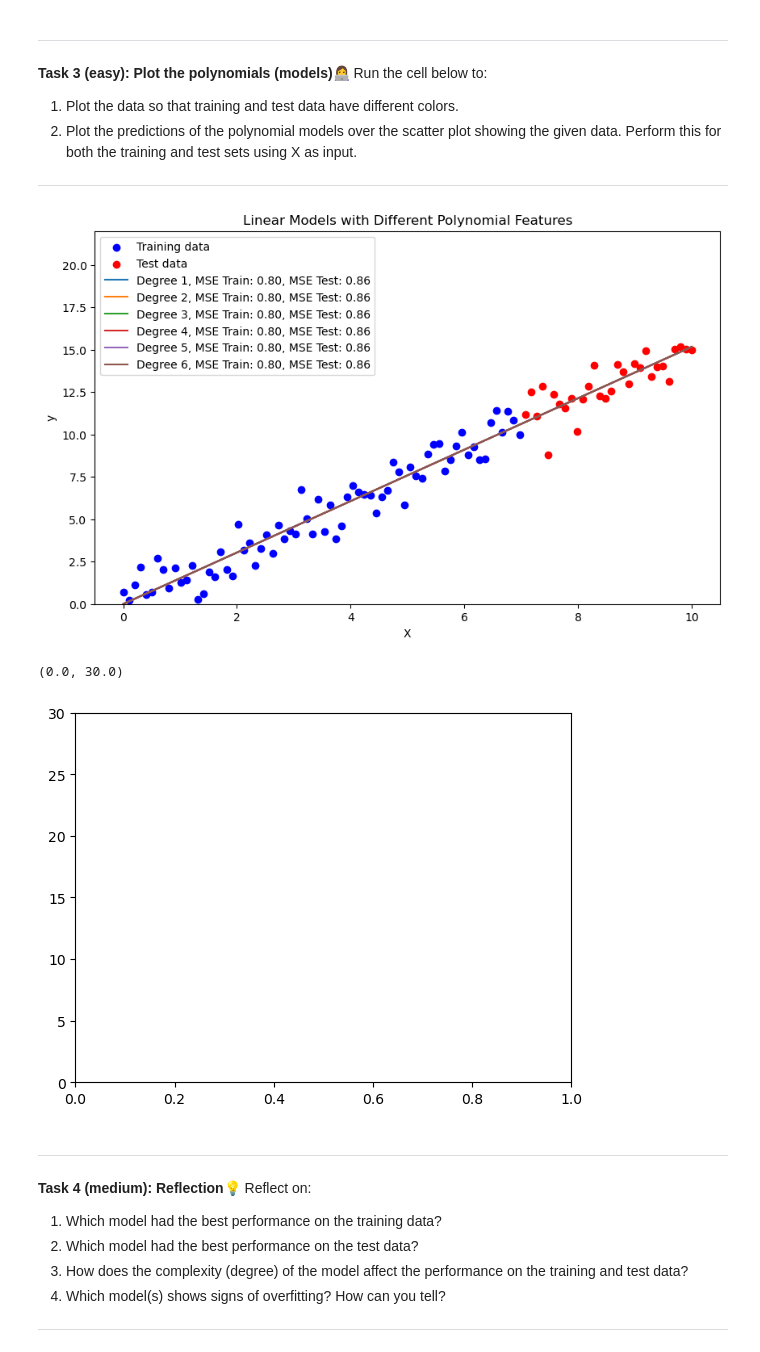
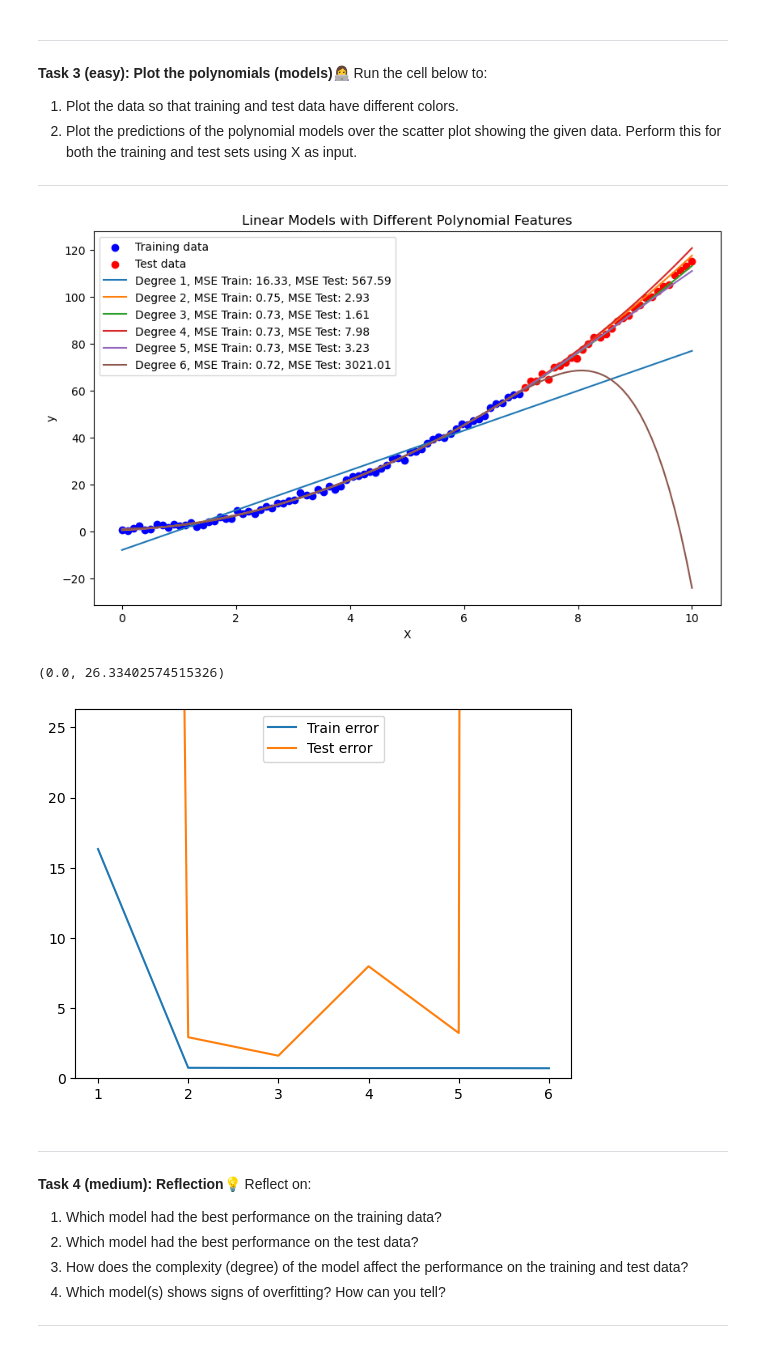
Before and after one commit to AlbertRossJoh/MLintro, a Jupyter notebook: ex_7/02-model_complexity.ipynb, the cells around one changed output. Saved outputs shown, nothing was run; the diff lists cells and outputs as text; code cells hidden in the pictures.

```diff
--- a/ex_7/02-model_complexity.ipynb
+++ b/ex_7/02-model_complexity.ipynb
@@ -70,7 +70,8 @@ np.random.seed(42)
 # Generate synthetic data
 n_samples = 100
 X = np.linspace(0, 10, n_samples).reshape(-1, 1)
-y_true = 1.5 * X.ravel() + 0.2
+#y_true = 1.5 * X.ravel() + 0.2
+y_true = X.ravel()**2 + 1.5 * X.ravel() + 0.2
 noise = np.random.normal(0, 1, n_samples)
 y = y_true + noise
 
@@ -104,23 +105,7 @@ plt.legend()
 ---
 # %%
 def get_design_matrix(x, order=1):
-    """
-    Get the coefficients of polynomial in a least square sense of order N.
-
-    :param x: Must be numpy array of size (N).
-    :order n: Order of Polynomial.
-    """
-
-    if order < 1 or x.ndim != 1:
-        return x
-
-    count = x.shape[0]
-    matrix = np.ones((count, order + 1), np.float64)
-
-    for i in range(1, order+1):
-        matrix[:, i] = x**i
-
-    return matrix
+    return PolynomialFeatures(order).fit_transform(x)
 
 def predict(x, model, degree):
     design = get_design_matrix(x, degree)
@@ -142,6 +127,8 @@ def polynomial_regression(X, x_test, y, degree):
     test_pred = predict(x_test, weights, degree)
     return train_pred, test_pred
 #write code/solution here ...
+
+#polynomial_regression(X_train, X_test, y_train, 1)
 # %% [markdown]
 
 ---
@@ -200,26 +187,40 @@ Run the cell below to:
 # %%
 # Plot the results
 
 plt.figure(figsize=(10, 6))
 plt.scatter(X_train, y_train, color='blue', label='Training data')
 plt.scatter(X_test, y_test, color='red', label='Test data')
 
 for i, degree in enumerate(degrees):
     plt.plot(X, np.concatenate((train_pred[i],test_pred[i])), label=f'Degree {degree}, MSE Train: {train_error[i]:.2f}, MSE Test: {test_error[i]:.2f}')
 plt.xlabel('X')
 plt.ylabel('y')
-plt.ylim(0,22)
+#plt.ylim(0,22)
 plt.legend()
 plt.title('Linear Models with Different Polynomial Features')
 plt.show()
+
+plt.plot(degrees, train_error, label="Train error")
+plt.plot(degrees, test_error, label="Test error")
+plt.legend()
+plt.ylim(0, max(train_error)+10)
 # Insert code for question 1
 # The following line keep axis fixed in a plot
-plt.ylim(0,30)
+#plt.ylim(0,30)
+#plt.figure(figsize=(10, 6))
+#plt.scatter(X_train, y_train, color='blue', label='Training data')
+#plt.scatter(X_test, y_test, color='red', label='Test data')
+#for i, degree in enumerate(degrees):
+#    plt.scatter(X_test, test_pred[i], label=f'Predicted using degree {degree}')
+#
+#plt.legend()
+#plt.show()
+
 # Insert code for question 2
 # %% [output]
-[figure, old version]
+[figure, new version]
-(0.0, 30.0)
+(0.0, 26.33402574515326)
-[figure, old version]
+[figure, new version]
 # %% [markdown]
 
 ---
```
Also changed, not shown: parts of 3 cells of this notebook, 1 other file.
